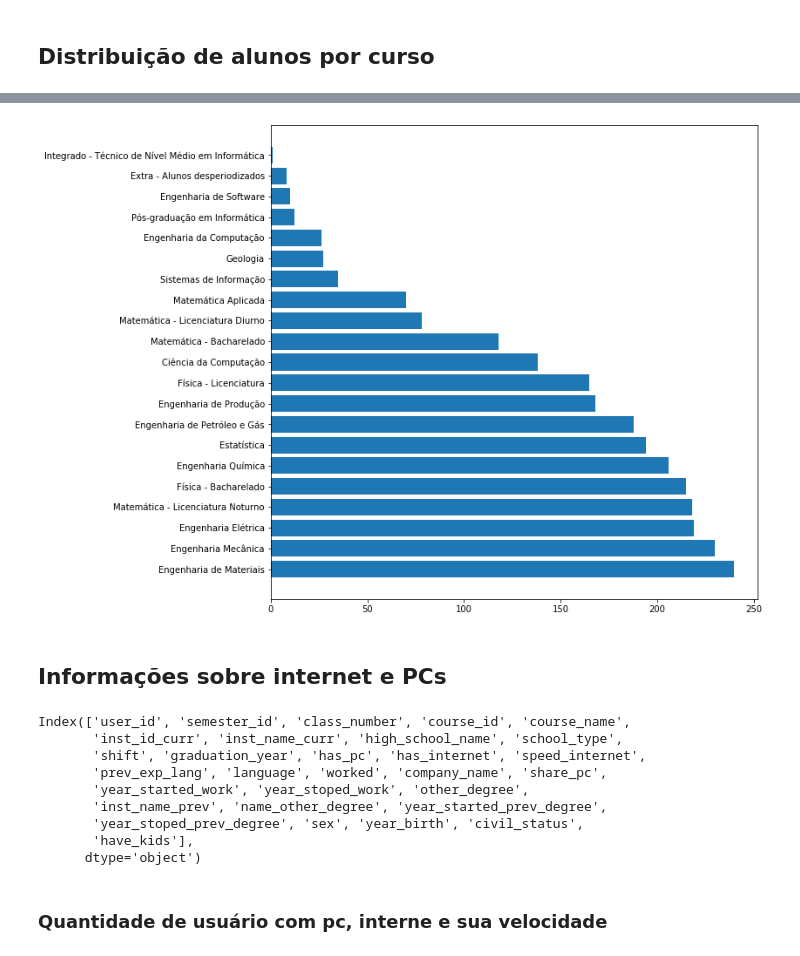
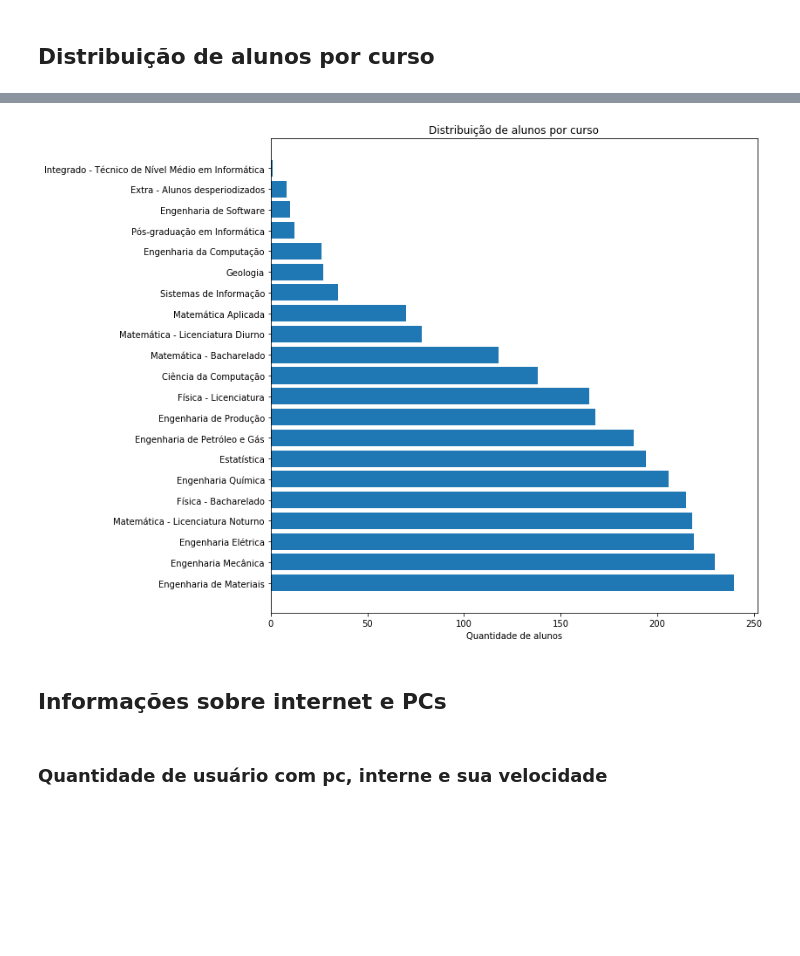
Before and after one commit to userddssilva/Predicao-evasao-escolar-PAIC-UEA-2019-2020, a Jupyter notebook: analysis_user_data.ipynb, the cells around one changed output, grey strips where cells are left out. Saved outputs shown, nothing was run; the diff lists cells and outputs as text; code cells hidden in the pictures; blank space fills up the shorter version.

```diff
--- a/analysis_user_data.ipynb
+++ b/analysis_user_data.ipynb
@@ -20,0 +36,4 @@ df.head()
+# %%
+# df = pd.read_csv('../dataset/tables-csv/user.csv')
+df = pd.read_csv('user.csv')
+df.head()
@@ -144,6 +130,8 @@ AttributeError: module 'matplotlib.pyplot' has no attribute 'lengend'
 # %% [markdown]
 ## Distribuição de alunos por curso
 # %%
-course_counts = df['course_name'].value_counts().values
-course_counts
+course_name_amount = df['course_name'].value_counts()
+labels = course_name_amount.keys()
+course_counts = course_name_amount.values
+course_name_amount
 # %% [output]
@@ -152,3 +154,0 @@ array([240, 230, 219, 218, 215, 206, 194, 188, 168, 165, 138, 118,  78,
-# %%
-labels = course_counts.keys()
-labels
@@ -167,23 +155,13 @@ Index(['Engenharia de Materiais', 'Engenharia Mecânica', 'Engenharia Elétrica'
 # %%
 plt.figure(figsize=(10, 10))
 plt.barh(labels, course_counts)
+plt.title('Distribuição de alunos por curso')
+plt.xlabel('Quantidade de alunos')
 plt.show()
 # %% [output]
-[figure, old version]
+[figure, new version]
 # %% [markdown]
 ## Informações sobre internet e PCs
-# %%
-df.columns
-# %% [output]
-Index(['user_id', 'semester_id', 'class_number', 'course_id', 'course_name',
-       'inst_id_curr', 'inst_name_curr', 'high_school_name', 'school_type',
-       'shift', 'graduation_year', 'has_pc', 'has_internet', 'speed_internet',
-       'prev_exp_lang', 'language', 'worked', 'company_name', 'share_pc',
-       'year_started_work', 'year_stoped_work', 'other_degree',
-       'inst_name_prev', 'name_other_degree', 'year_started_prev_degree',
-       'year_stoped_prev_degree', 'sex', 'year_birth', 'civil_status',
-       'have_kids'],
-      dtype='object')
 # %% [markdown]
 ### Quantidade de usuário com pc, interne e sua velocidade
 # %%
```
Also changed, not shown: parts of 45 cells of this notebook, 1 other file.
